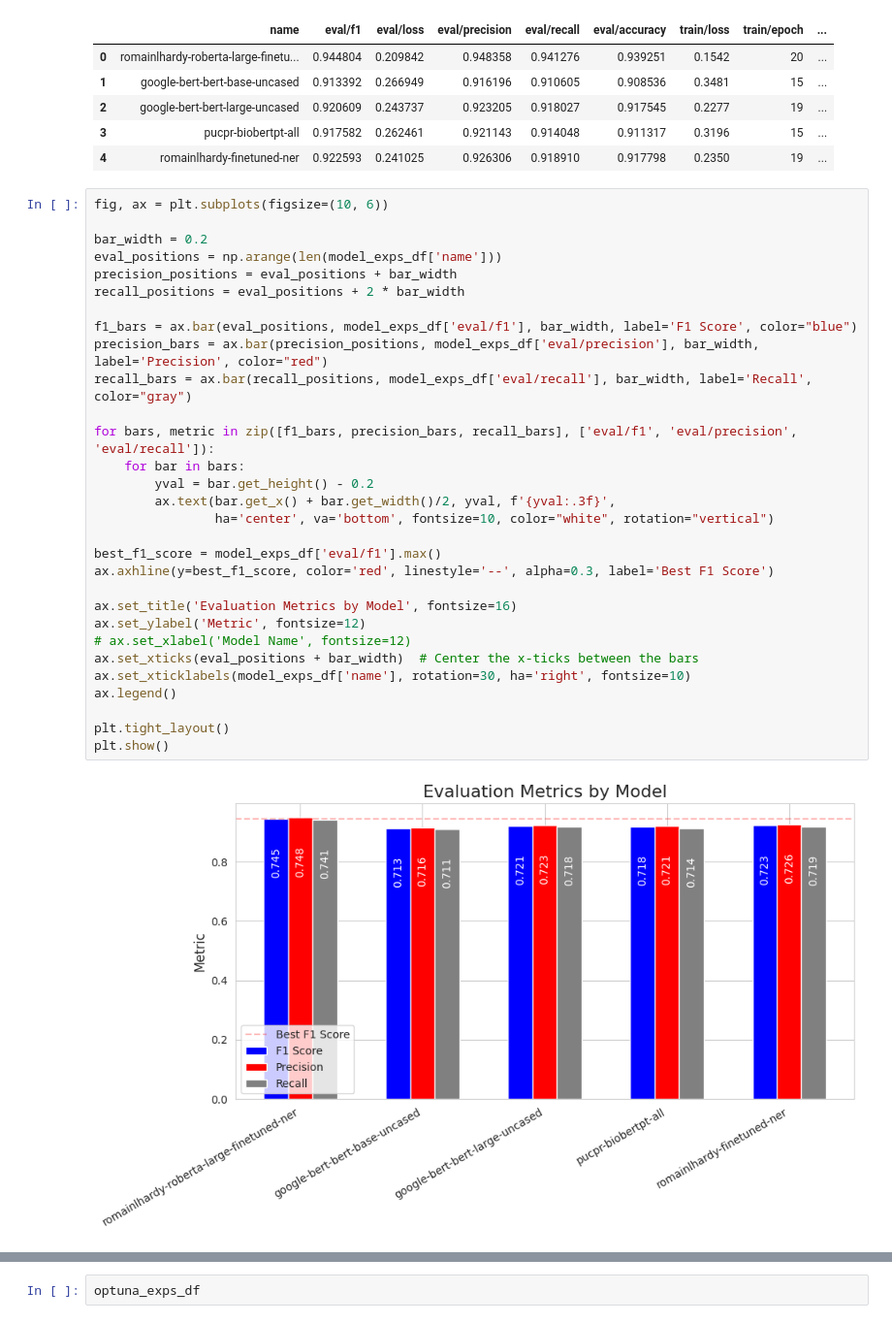
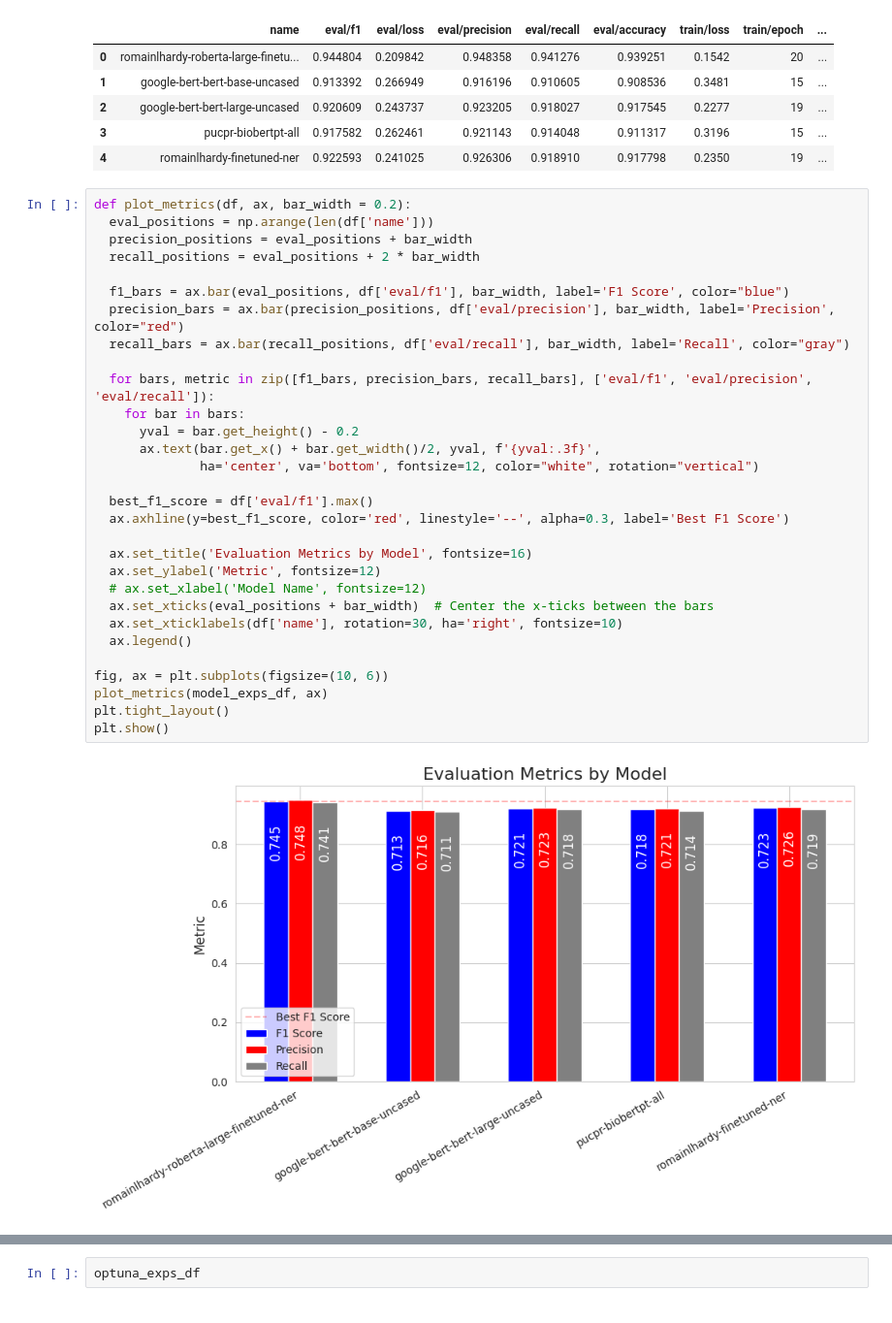
Before and after one commit to Cogniveon/nlpcw, a Jupyter notebook: evaluation.ipynb, the cells around one changed output, grey strips where cells are left out. Shown at 97% size. Cells and saved outputs as stored; diff of their text form.

Commit message:
model_exps_df metrics viz

```diff
--- a/evaluation.ipynb
+++ b/evaluation.ipynb
@@ -79,35 +79,35 @@ model_exps_df
 | 3 | pucpr-biobertpt-all | 0.917582 | 0.262461 | 0.921143 | 0.914048 | 0.911317 | 0.3196 | 15 | ... |
 | 4 | romainlhardy-finetuned-ner | 0.922593 | 0.241025 | 0.926306 | 0.918910 | 0.917798 | 0.2350 | 19 | ... |
 # %%
+def plot_metrics(df, ax, bar_width = 0.2):
+  eval_positions = np.arange(len(df['name']))
+  precision_positions = eval_positions + bar_width
+  recall_positions = eval_positions + 2 * bar_width
+
+  f1_bars = ax.bar(eval_positions, df['eval/f1'], bar_width, label='F1 Score', color="blue")
+  precision_bars = ax.bar(precision_positions, df['eval/precision'], bar_width, label='Precision', color="red")
+  recall_bars = ax.bar(recall_positions, df['eval/recall'], bar_width, label='Recall', color="gray")
+
+  for bars, metric in zip([f1_bars, precision_bars, recall_bars], ['eval/f1', 'eval/precision', 'eval/recall']):
+    for bar in bars:
+      yval = bar.get_height() - 0.2
+      ax.text(bar.get_x() + bar.get_width()/2, yval, f'{yval:.3f}',
+              ha='center', va='bottom', fontsize=12, color="white", rotation="vertical")
+
+  best_f1_score = df['eval/f1'].max()
+  ax.axhline(y=best_f1_score, color='red', linestyle='--', alpha=0.3, label='Best F1 Score')
+
+  ax.set_title('Evaluation Metrics by Model', fontsize=16)
+  ax.set_ylabel('Metric', fontsize=12)
+  # ax.set_xlabel('Model Name', fontsize=12)
+  ax.set_xticks(eval_positions + bar_width)  # Center the x-ticks between the bars
+  ax.set_xticklabels(df['name'], rotation=30, ha='right', fontsize=10)
+  ax.legend()
+
 fig, ax = plt.subplots(figsize=(10, 6))
-
-bar_width = 0.2
-eval_positions = np.arange(len(model_exps_df['name']))
-precision_positions = eval_positions + bar_width
-recall_positions = eval_positions + 2 * bar_width
-
-f1_bars = ax.bar(eval_positions, model_exps_df['eval/f1'], bar_width, label='F1 Score', color="blue")
-precision_bars = ax.bar(precision_positions, model_exps_df['eval/precision'], bar_width, label='Precision', color="red")
-recall_bars = ax.bar(recall_positions, model_exps_df['eval/recall'], bar_width, label='Recall', color="gray")
-
-for bars, metric in zip([f1_bars, precision_bars, recall_bars], ['eval/f1', 'eval/precision', 'eval/recall']):
-    for bar in bars:
-        yval = bar.get_height() - 0.2
-        ax.text(bar.get_x() + bar.get_width()/2, yval, f'{yval:.3f}',
-                ha='center', va='bottom', fontsize=10, color="white", rotation="vertical")
-
-best_f1_score = model_exps_df['eval/f1'].max()
-ax.axhline(y=best_f1_score, color='red', linestyle='--', alpha=0.3, label='Best F1 Score')
-
-ax.set_title('Evaluation Metrics by Model', fontsize=16)
-ax.set_ylabel('Metric', fontsize=12)
-# ax.set_xlabel('Model Name', fontsize=12)
-ax.set_xticks(eval_positions + bar_width)  # Center the x-ticks between the bars
-ax.set_xticklabels(model_exps_df['name'], rotation=30, ha='right', fontsize=10)
-ax.legend()
-
+plot_metrics(model_exps_df, ax)
 plt.tight_layout()
 plt.show()
 # %% [output]
-[figure, old version]
+[figure, new version]
 # %%
```
Also changed, not shown: parts of 1 cell of this notebook.
